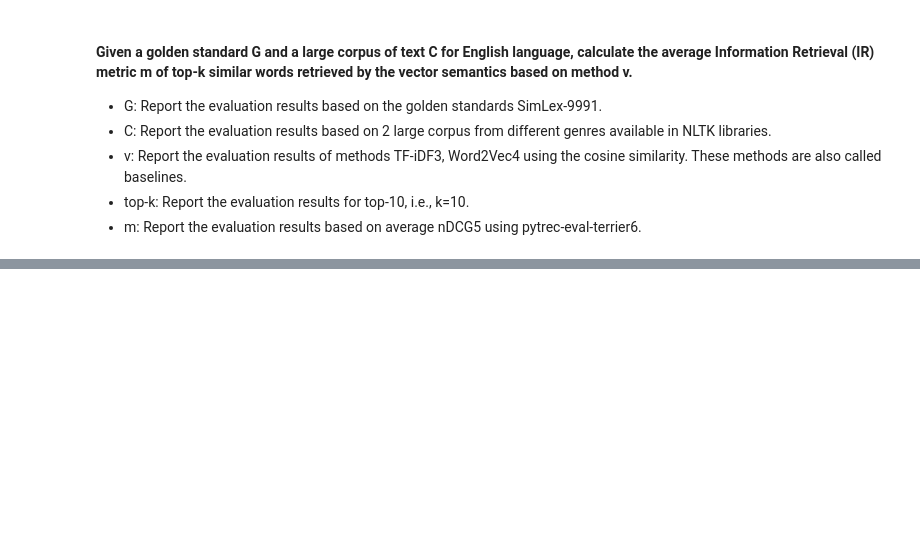
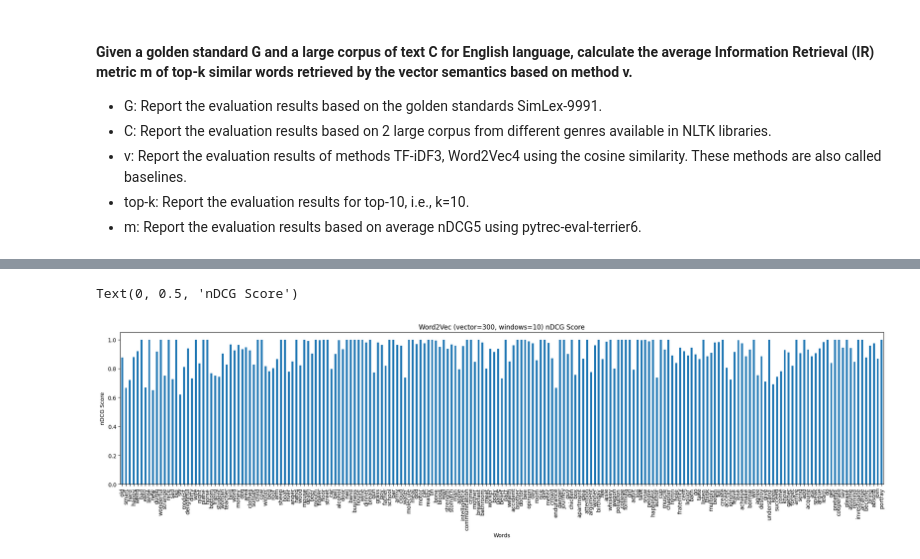
Before and after one commit to duongy18418/NLP-Assignments, a Jupyter notebook: Assign.2 (Vector vs. Lexical Semantics)/Vector_vs_Lexical.ipynb, the cells around one changed output, grey strips where cells are left out. Cells and saved outputs as stored; diff of their text form; code cells hidden in the pictures; blank space fills up the shorter version.

```diff
--- a/Assign.2 (Vector vs. Lexical Semantics)/Vector_vs_Lexical.ipynb
+++ b/Assign.2 (Vector vs. Lexical Semantics)/Vector_vs_Lexical.ipynb
@@ -105,0 +339,43 @@ TF_result
+# %%
+token_corpus_10 = pandas.DataFrame(columns=['word1', 'word2', 'cosine similarities'])
+
+for i in simlex_999.index:
+    word1 = simlex_999['word1'][i]
+    word2 = simlex_999['word2'][i]
+    if word1 in w2v_model_10 and word2 in w2v_model_10:
+        cosine = w2v_model_10.similarity(word1, word2)
+        temp = (word1, word2, cosine)
+        token_corpus_10.loc[len(token_corpus_10)] = temp
+
+top_k_df_10 = token_corpus_10.groupby('word1', sort=False)['cosine similarities'].apply(list).to_frame()
+top_k_df_10.reset_index(inplace=True)
+top_k_df_10.index = numpy.arange(1, len(top_k_df_10)+1)
+
+temp_df_10 = simlex_999.groupby('word1', sort=False)['SimLex999'].apply(list).to_frame()
+temp_df_10.reset_index(inplace=True)
+temp_df_10.index = numpy.arange(1, len(temp_df_10)+1)
+
+top_k_df_10 = pandas.merge(top_k_df_10, temp_df_10, on='word1')
+
+top_k_df_10['nDCG Score'] = ""
+
+for i in top_k_df_10.index:
+    c = [top_k_df_10['cosine similarities'][i]]
+    g = [top_k_df_10['SimLex999'][i]]
+
+    if len(top_k_df_10['cosine similarities'][i]) > 1:
+        if len(top_k_df_10['cosine similarities'][i]) == len(top_k_df_10['SimLex999'][i]):
+            score = ndcg_score(g, c)
+            top_k_df_10['nDCG Score'][i] = score
+
+top_k_df_10['nDCG Score'].replace('', numpy.nan, inplace=True)
+top_k_df_10.dropna(subset=['nDCG Score'], inplace = True)
+top_k_df_10.set_index('word1', inplace=True)
+
+top_k_df_10['nDCG Score'].plot(kind='bar', figsize=(25,5))
+pyplot.title("Word2Vec (vector=300, windows=10) nDCG Score")
+pyplot.xlabel('Words')
+pyplot.ylabel('nDCG Score')
+# %% [output]
+Text(0, 0.5, 'nDCG Score')
+[figure, added]
```
Also changed, not shown: parts of 43 cells of this notebook, 6 other files.
